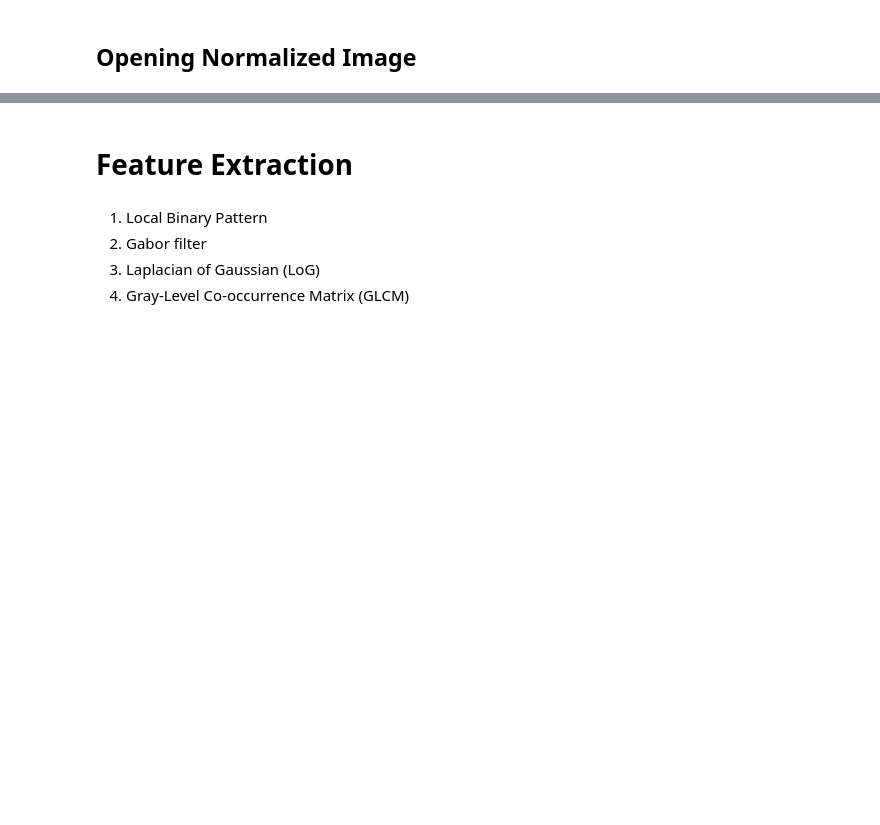
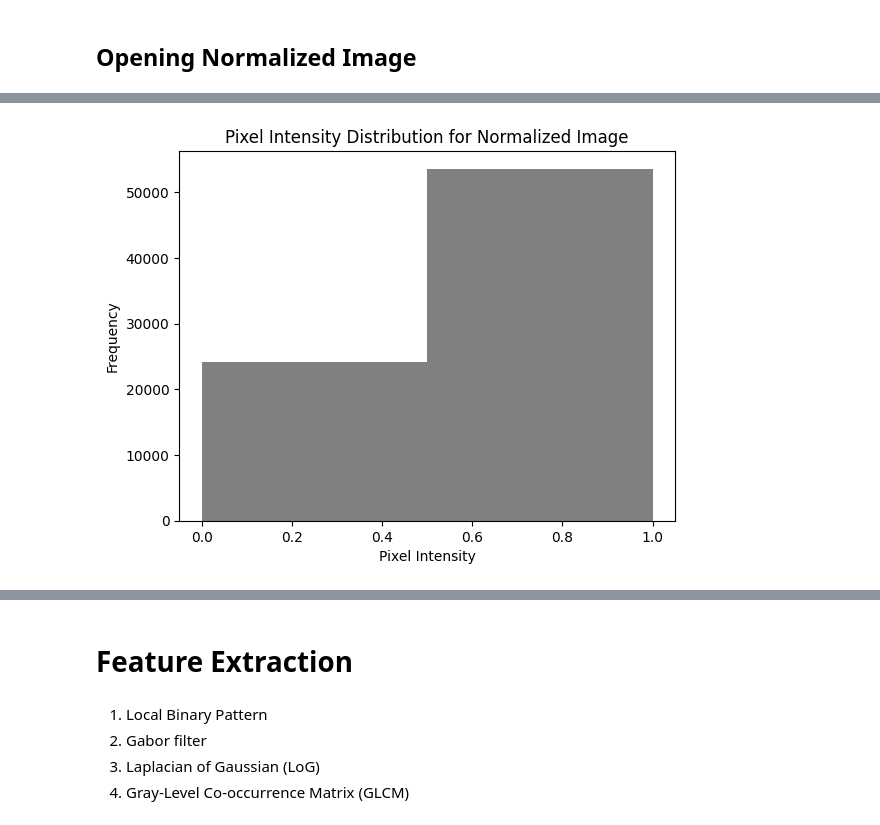
Before and after one commit to sinhajiya/Face_Recognition_from_Features_using_Yale_Face_Database, a Jupyter notebook: codes/main.ipynb, the cells around one changed output, grey strips where cells are left out. Drawn from its saved outputs; the diff is of its cells as text; code cells hidden in the pictures; blank space fills up the shorter version.

```diff
--- a/codes/main.ipynb
+++ b/codes/main.ipynb
@@ -224,0 +245,14 @@ img_ndarray = processed_img("02", "happy", processed_dir)
+# %%
+img_np = np.load('/content/Face_Recognition_from_Features_using_Yale_Face_Database/normalized_data/subject01.centerlight.npy')
+
+pixel_values = []
+pixel_values.extend(img_np.ravel())  #.ravel() changes the image array to a 1D array.
+                                         #.extend() adds each individual pixel value from the flattened array to the pixel_values list.
+
+plt.hist(pixel_values, bins=2, range=(0, 1), color='gray')
+plt.title('Pixel Intensity Distribution for Normalized Image')
+plt.xlabel('Pixel Intensity')
+plt.ylabel('Frequency')
+plt.show()
+# %% [output]
+[figure, added]
```
Also changed, not shown: parts of 35 cells of this notebook, 1 other file.
